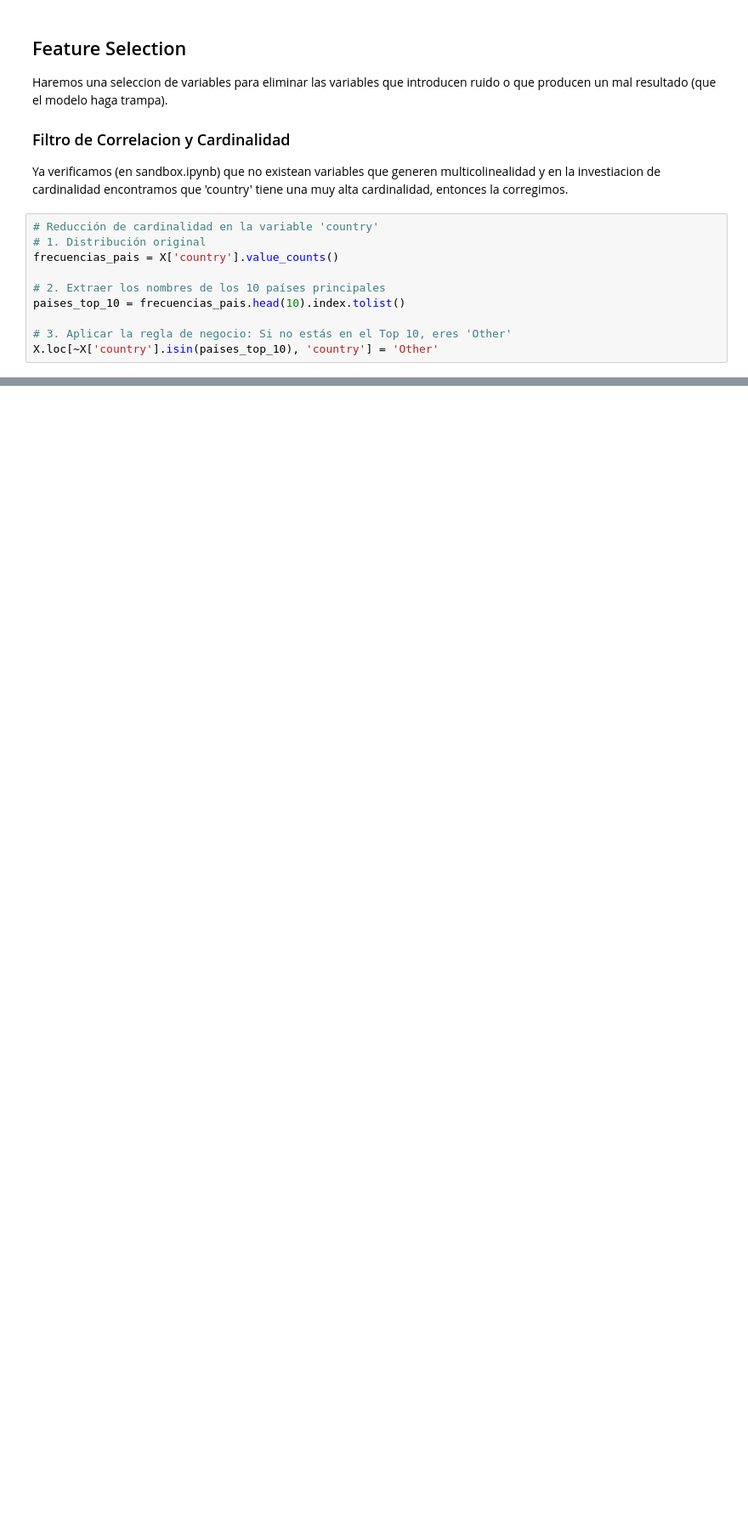
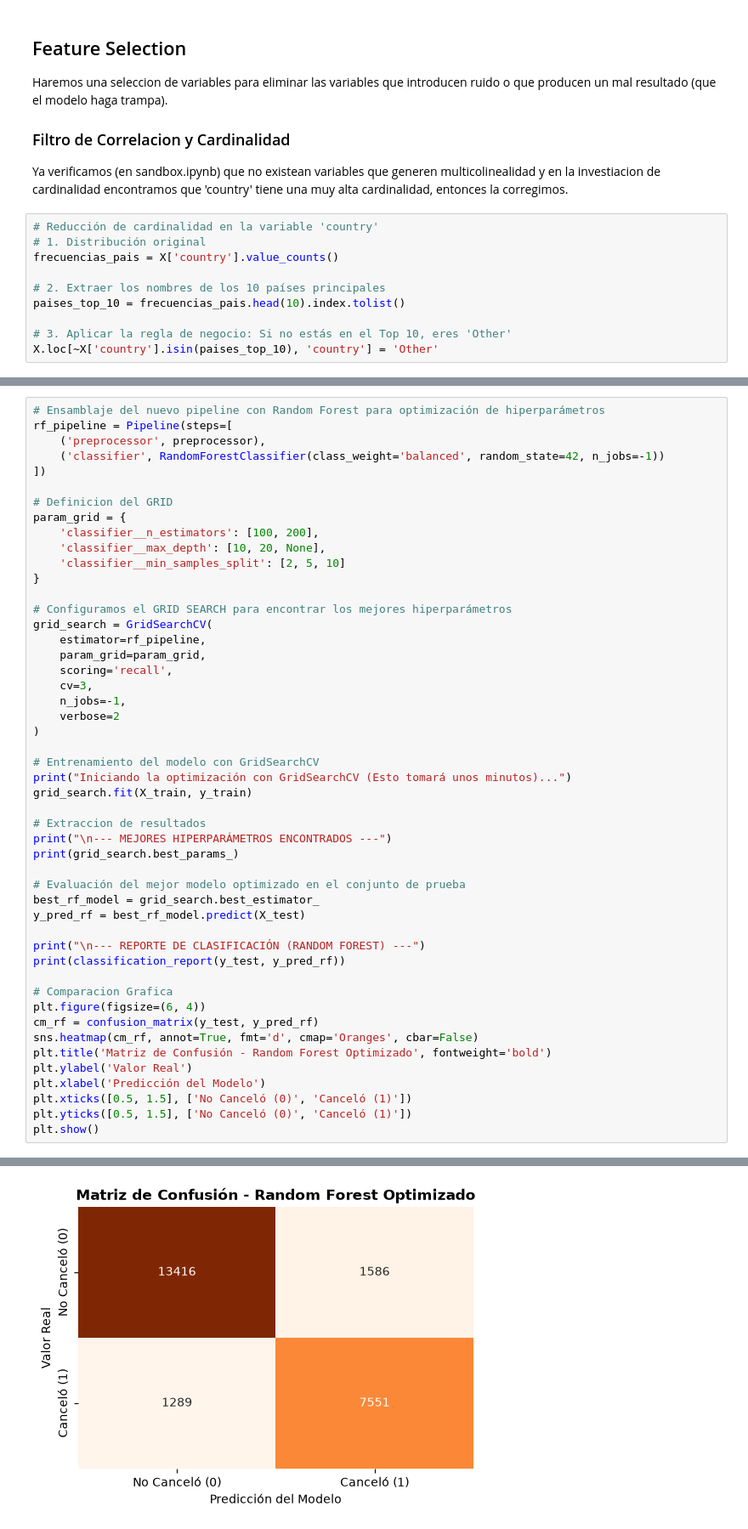
Before and after one commit to AlvaroAceval16/hotel-cancellation-prediction, a Jupyter notebook: notebooks/02_predictive_model.ipynb, the cells around one changed output, grey strips where cells are left out. Shown at 85% size. Drawn from its saved outputs; the diff is of its cells as text; blank space fills up the shorter version.

```diff
--- a/notebooks/02_predictive_model.ipynb
+++ b/notebooks/02_predictive_model.ipynb
@@ -52,0 +117,50 @@ Desarrollamos modelos mas robustos y aplicamos validacion curzada para ajustar l
+# %%
+# Ensamblaje del nuevo pipeline con Random Forest para optimización de hiperparámetros
+rf_pipeline = Pipeline(steps=[
+    ('preprocessor', preprocessor),
+    ('classifier', RandomForestClassifier(class_weight='balanced', random_state=42, n_jobs=-1))
+])
+
+# Definicion del GRID
+param_grid = {
+    'classifier__n_estimators': [100, 200],
+    'classifier__max_depth': [10, 20, None],
+    'classifier__min_samples_split': [2, 5, 10]
+}
+
+# Configuramos el GRID SEARCH para encontrar los mejores hiperparámetros
+grid_search = GridSearchCV(
+    estimator=rf_pipeline,
+    param_grid=param_grid,
+    scoring='recall',
+    cv=3,
+    n_jobs=-1,
+    verbose=2
+)
+
+# Entrenamiento del modelo con GridSearchCV
+print("Iniciando la optimización con GridSearchCV (Esto tomará unos minutos)...")
+grid_search.fit(X_train, y_train)
+
+# Extraccion de resultados
+print("\n--- MEJORES HIPERPARÁMETROS ENCONTRADOS ---")
+print(grid_search.best_params_)
+
+# Evaluación del mejor modelo optimizado en el conjunto de prueba
+best_rf_model = grid_search.best_estimator_
+y_pred_rf = best_rf_model.predict(X_test)
+
+print("\n--- REPORTE DE CLASIFICACIÓN (RANDOM FOREST) ---")
+print(classification_report(y_test, y_pred_rf))
+
+# Comparacion Grafica
+plt.figure(figsize=(6, 4))
+cm_rf = confusion_matrix(y_test, y_pred_rf)
+sns.heatmap(cm_rf, annot=True, fmt='d', cmap='Oranges', cbar=False)
+plt.title('Matriz de Confusión - Random Forest Optimizado', fontweight='bold')
+plt.ylabel('Valor Real')
+plt.xlabel('Predicción del Modelo')
+plt.xticks([0.5, 1.5], ['No Canceló (0)', 'Canceló (1)'])
+plt.yticks([0.5, 1.5], ['No Canceló (0)', 'Canceló (1)'])
+plt.show()
+# %% [output]
@@ -52,0 +182 @@ Desarrollamos modelos mas robustos y aplicamos validacion curzada para ajustar l
+[figure, added]
```
Also changed, not shown: parts of 11 cells of this notebook, 1 other file.
